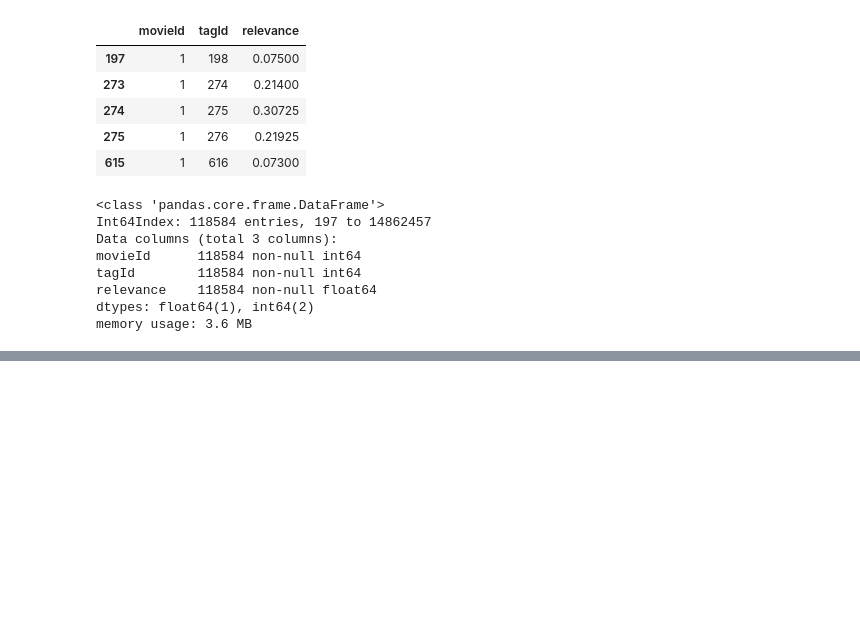
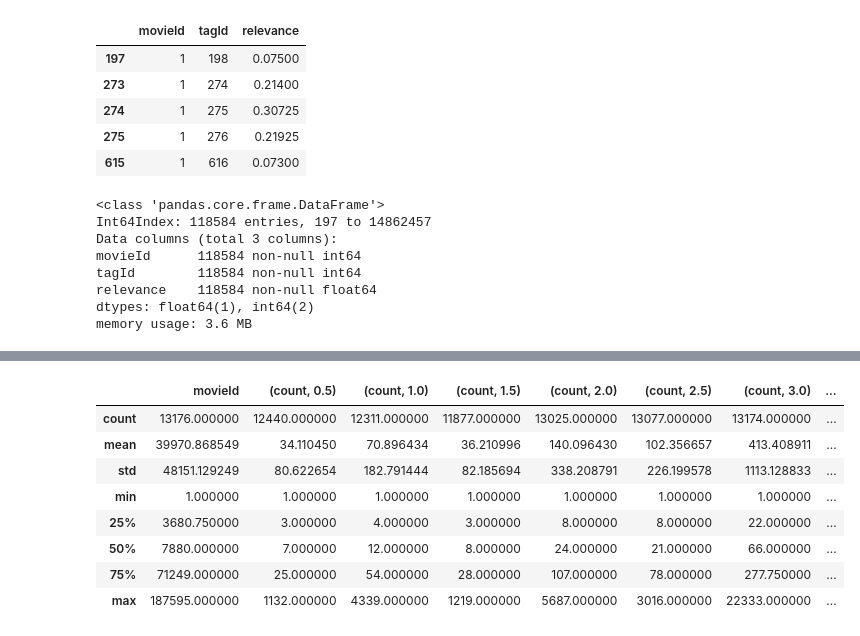
Before and after one commit to jmcneilkeller/Good_Bad_Movies, a Jupyter notebook: EDA.ipynb, the cells around one changed output, grey strips where cells are left out. Drawn from its saved outputs; the diff is of its cells as text; code cells hidden in the pictures; blank space fills up the shorter version.

```diff
--- a/EDA.ipynb
+++ b/EDA.ipynb
@@ -425,0 +469,3 @@ memory usage: 3.6 MB
+# %%
+g_tag_test['total_count'] = g_tag_test.iloc[:,5:15].sum(axis=1)
+g_tag_test.head()
@@ -426,3 +479,15 @@ memory usage: 3.6 MB
+# %%
+g_tag_test.describe()
+# %% [output]
+|  | movieId | (count, 0.5) | (count, 1.0) | (count, 1.5) | (count, 2.0) | (count, 2.5) | (count, 3.0) | ... |
+| count | 13176.000000 | 12440.000000 | 12311.000000 | 11877.000000 | 13025.000000 | 13077.000000 | 13174.000000 | ... |
+| mean | 39970.868549 | 34.110450 | 70.896434 | 36.210996 | 140.096430 | 102.356657 | 413.408911 | ... |
+| std | 48151.129249 | 80.622654 | 182.791444 | 82.185694 | 338.208791 | 226.199578 | 1113.128833 | ... |
+| min | 1.000000 | 1.000000 | 1.000000 | 1.000000 | 1.000000 | 1.000000 | 1.000000 | ... |
+| 25% | 3680.750000 | 3.000000 | 4.000000 | 3.000000 | 8.000000 | 8.000000 | 22.000000 | ... |
+| 50% | 7880.000000 | 7.000000 | 12.000000 | 8.000000 | 24.000000 | 21.000000 | 66.000000 | ... |
+| 75% | 71249.000000 | 25.000000 | 54.000000 | 28.000000 | 107.000000 | 78.000000 | 277.750000 | ... |
+| max | 187595.000000 | 1132.000000 | 4339.000000 | 1219.000000 | 5687.000000 | 3016.000000 | 22333.000000 | ... |
 # %%
 pandas_profiling.ProfileReport(g_rev)
 # %% [output]
```
Also changed, not shown: parts of 6 cells of this notebook, 1 other file.
